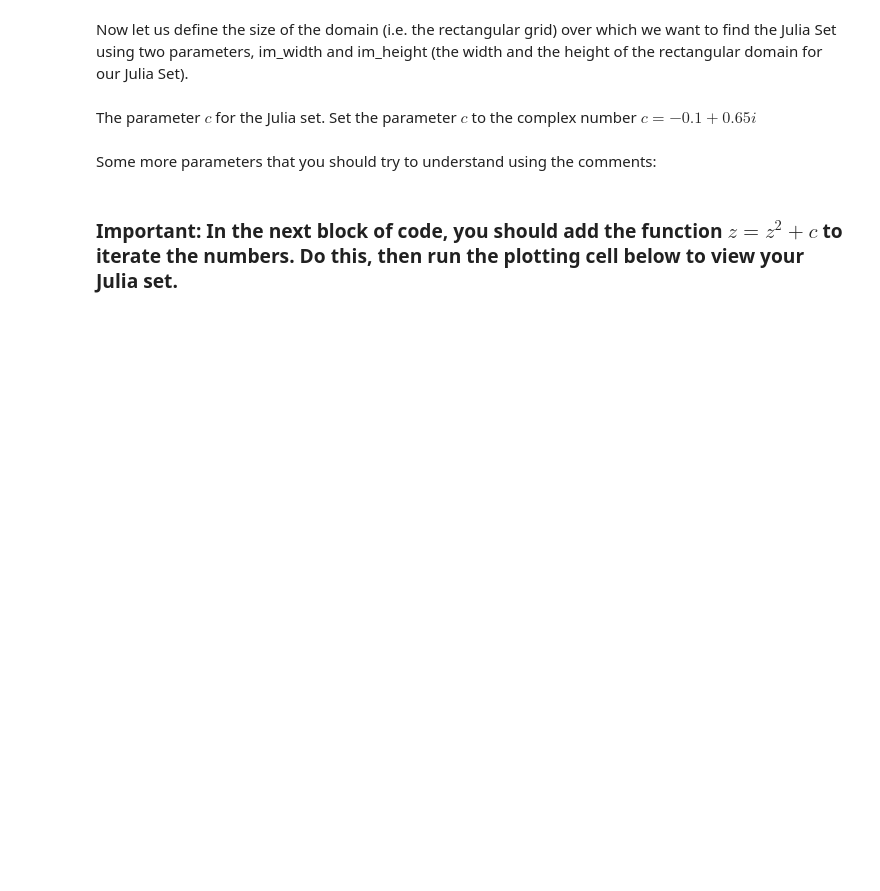
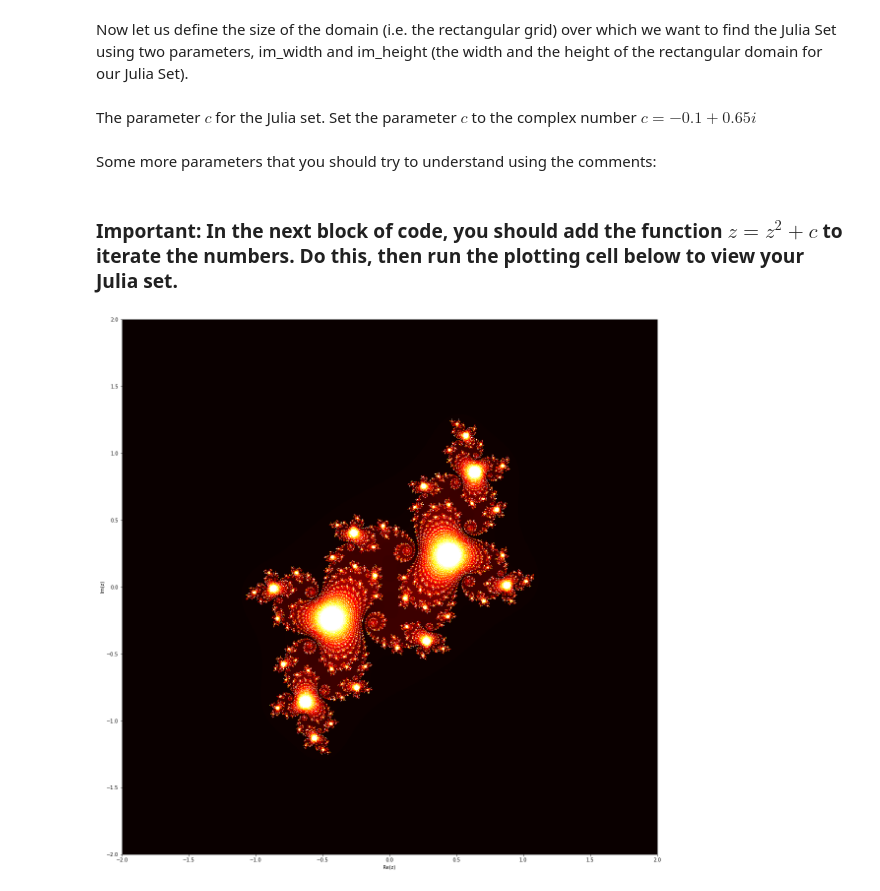
Before and after one commit to girlstalkmath-umd/patterns-and-fractals, a Jupyter notebook: Julia_Set.ipynb, the cells around one changed output. Saved outputs shown, nothing was run; the diff lists cells and outputs as text; code cells hidden in the pictures; blank space fills up the shorter version.

```diff
--- a/Julia_Set.ipynb
+++ b/Julia_Set.ipynb
@@ -33,15 +35,17 @@ im_width, im_height = 1000, 1000
 # %% [markdown]
 The parameter $c$ for the Julia set. Set the parameter $c$ to the complex number $c = -0.1 + 0.65i$
 # %%
-c = # set the value of c
+c = complex(-0.1,0.65) # set the value of c
 # %% [markdown]
 Some more parameters that you should try to understand using the comments:
 # %%
-zabs_max = 10  # if z crosses zabs_max, we call this the bailout condition and color the point black.
+#Keep this slightly larger than |c| and 2
 nit_max = 1000 # maximum number of iterations
-xmin, xmax = -1.5, 1.5 # x limits of our domain in the complex plane
+boundary = max(abs(c),2) #the domain but focus on |c|≥|𝑧| or 2>|𝑧| (which ever is larger),
+# if z crosses boundary, we call this the bailout condition and color the point black.
+xmin, xmax = -boundary, boundary # x limits of our domain in the complex plane, you can change the domain but focus on |c|≥|𝑧| and |𝑧|>2
 xwidth = xmax - xmin # width of our domain in the complex plane
-ymin, ymax = -1.5, 1.5 # y limits of our domain in the complex plane
+ymin, ymax = -boundary, boundary # y limits of our domain in the complex plane
 yheight = ymax - ymin # height of our domain in the complex plane
 # %% [markdown]
 ### Important: In the next block of code, you should add the function $z = z^2+c$ to iterate the numbers. Do this, then run the plotting cell below to view your Julia set.
@@ -54,15 +58,20 @@ for ix in range(im_width):
         # Map pixel position to a point in the complex plane
         z = complex(ix / im_width * xwidth + xmin,
                     iy / im_height * yheight + ymin)
-        # Do the iterations
-        while abs(z) <= zabs_max and nit < nit_max:
+        # Do the iterations, does it diverge?
+        while abs(z) <= boundary and nit < nit_max:
             # do the iteration (z = z**2 + c)
+            z = z**2 + c
             nit += 1
         ratio = nit / nit_max
         julia[ix,iy] = ratio
 # %%
 %matplotlib inline
 plt.rcParams['figure.figsize'] = [20, 20]
-plt.imshow(julia, interpolation='nearest', cmap=cm.hot)
+plt.imshow(julia, interpolation='nearest', cmap=cm.hot, extent = [xmin , xmax, ymin , ymax])
+plt.xlabel('Re(z)')
+plt.ylabel('Im(z)')
 # Set the tick labels to the coordinates of z0 in the complex plane
 plt.show()
+# %% [output]
+[figure, added]
```
Also changed, not shown: parts of 5 cells of this notebook.
